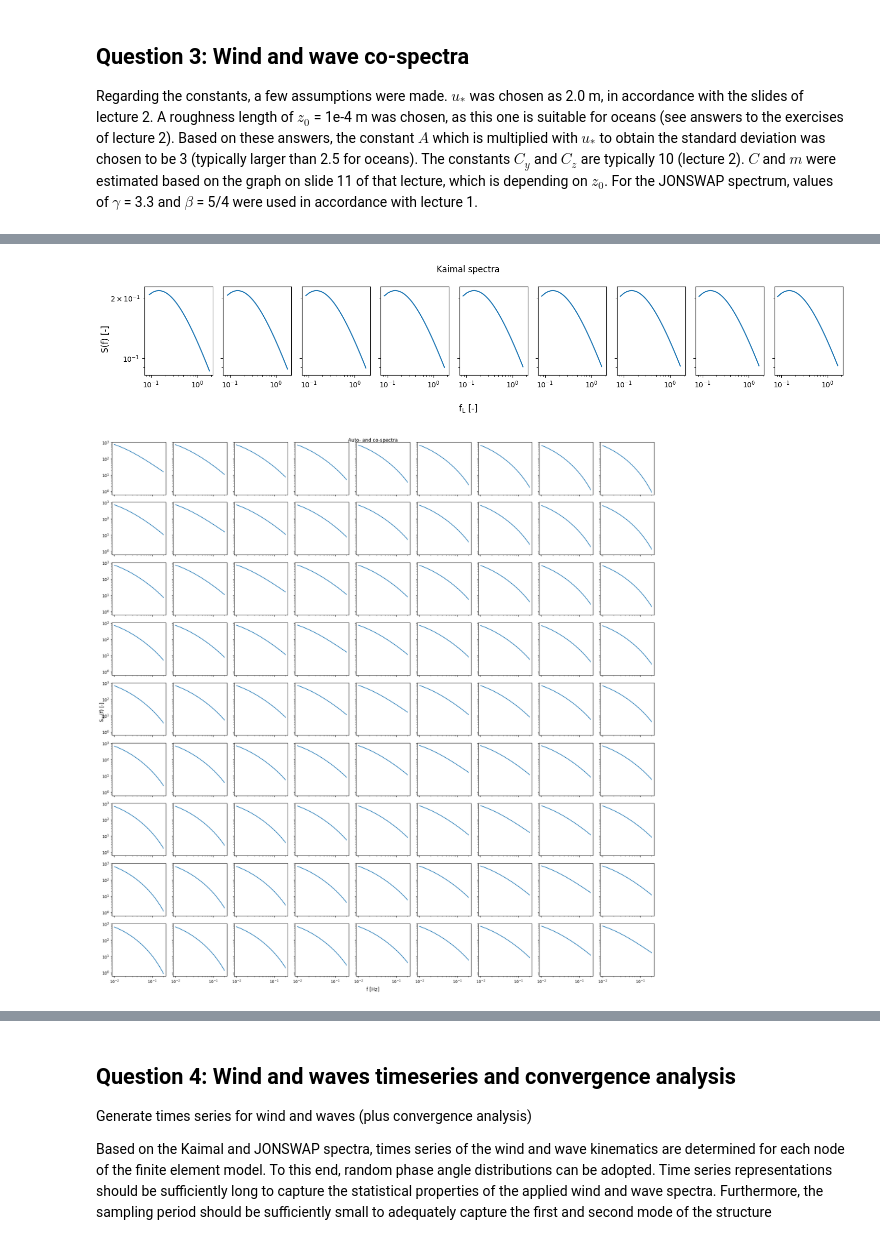
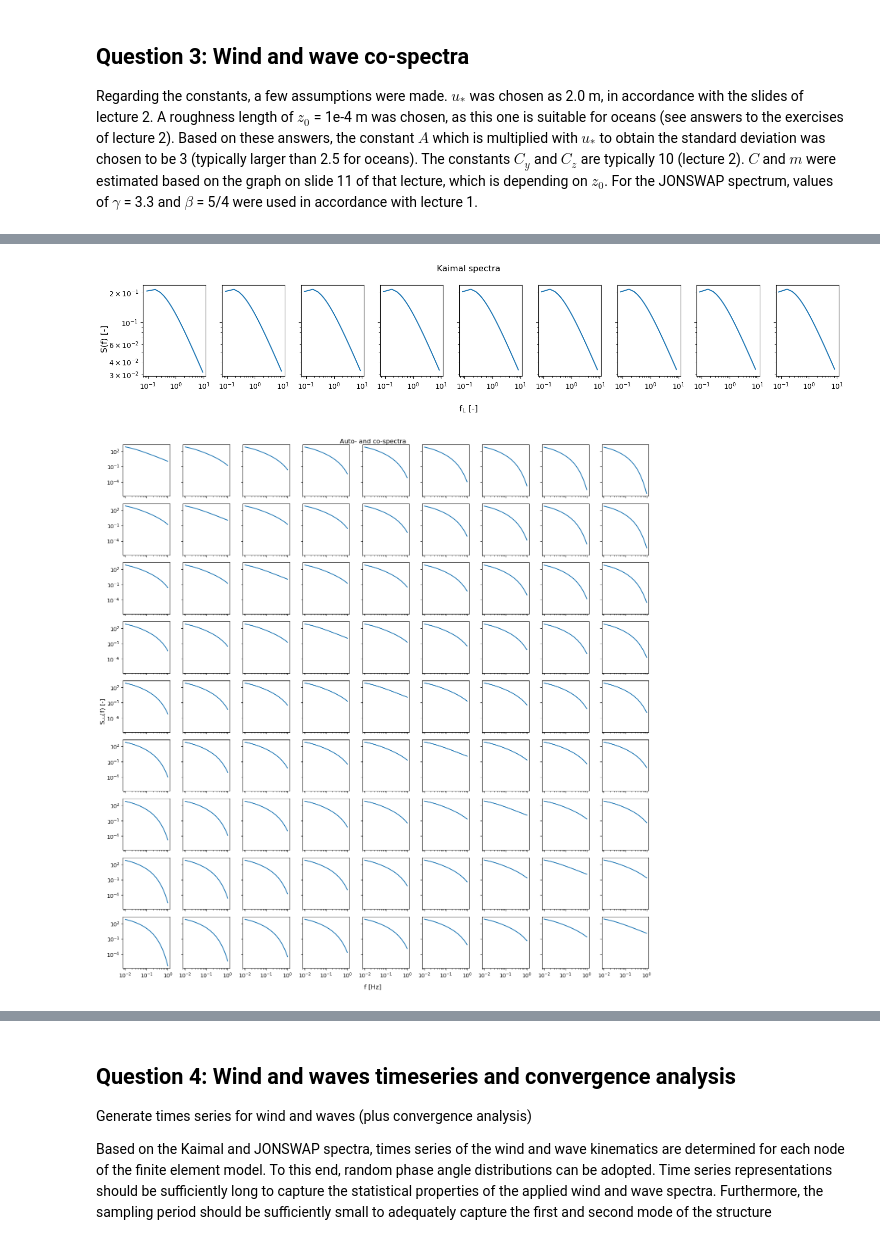
Before and after one commit to Lymone96/CIEM5220-Group2, a Jupyter notebook: 2_WW/WW_Assignment (Question 1-4).ipynb, the cells around one changed output, grey strips where cells are left out. Saved outputs shown, nothing was run; the diff lists cells and outputs as text; code cells hidden in the pictures.

Commit message:
question 4 wind and waves
i tried to solve question 4 wind and waves. i only did for the kaimal spectra

```diff
--- a/2_WW/WW_Assignment (Question 1-4).ipynb
+++ b/2_WW/WW_Assignment (Question 1-4).ipynb
@@ -373,50 +373,50 @@ def Kaimal(z, f, C, m, u_star, k, z_0):
 
 z_nodes = np.linspace(-h, H, 13)
 z_nodes_air = z_nodes[z_nodes > 0]
-f_1 = np.linspace(0.01, 0.2, 100)
-S_auto = np.zeros((len(z_nodes_air), len(f_1)))
+f_kaimal = np.linspace(0.01, 1, 100)
+S_auto = np.zeros((len(z_nodes_air), len(f_kaimal)))
 
 fig, axes = plt.subplots(1, 9, figsize=(15, 3), sharex=True, sharey=True)
 for i,z in enumerate(z_nodes_air):
-    f_L, R_N = Kaimal(z, f_1, C, m, u_star, k, z_0)
+    f_L, R_N = Kaimal(z, f_kaimal, C, m, u_star, k, z_0)
 
     I_u = k * A / np.log(z / z_0)
     sigma_u = I_u * U_bar(z, u_star, k, z_0)
-    S_auto[i] = R_N * sigma_u**2 / f_1
+    S_auto[i] = R_N * sigma_u**2 / f_kaimal
 
     axes[i].loglog(f_L, R_N)
 fig.supxlabel('$\\mathrm{f_L}$ [-]')
 fig.supylabel('S(f) [-]')
 plt.suptitle('Kaimal spectra')
 plt.tight_layout()
 
 def wind_cross_spectrum(f):
     S_wind_cross = np.zeros((len(z_nodes_air), len(z_nodes_air), len(f)))
 
     for i,S_1 in enumerate(S_auto):
         for j,S_2 in enumerate(S_auto):
             z_i = z_nodes_air[i]
             z_j = z_nodes_air[j]
             r_z = np.abs(z_i - z_j)
             U_b = (U_bar(z_i, u_star, k, z_0) + U_bar(z_j, u_star, k, z_0)) / 2
             psi_u = np.exp(-f / U_b * np.sqrt((C_y * 0)**2 + (C_z * r_z)**2))
             S_cross = psi_u * np.sqrt(S_1 * S_2)
             S_wind_cross[i, j] = S_cross
     return S_wind_cross
 
-fig, axes = plt.subplots(len(z_nodes_air), len(z_nodes_air), figsize=(20, 20), sharex=True, sharey=True)
-S_wind_cross = wind_cross_spectrum(f_1)
+fig, axes = plt.subplots(len(z_nodes_air), len(z_nodes_air), figsize=(15, 15), sharex=True, sharey=True)
+S_wind_cross = wind_cross_spectrum(f_kaimal)
 for i in range(len(S_auto)):
     for j in range(len(S_auto)):
-        axes[i, j].loglog(f_1, S_wind_cross[i, j])
+        axes[i, j].loglog(f_kaimal, S_wind_cross[i, j])
 
 fig.supxlabel('f [Hz]')
 fig.supylabel('$\\mathrm{S_{uu}(f)}$ [-]')
 fig.suptitle('Auto- and co-spectra')
 fig.tight_layout()
 # %% [output]
-[figure, old version]
+[figure, new version]
-[figure, old version]
+[figure, new version]
 # %%
 #Load case 1: resonance response
 f_p_1 = f_eigen[0]
```
Also changed, not shown: parts of 10 cells of this notebook, 1 other file.
